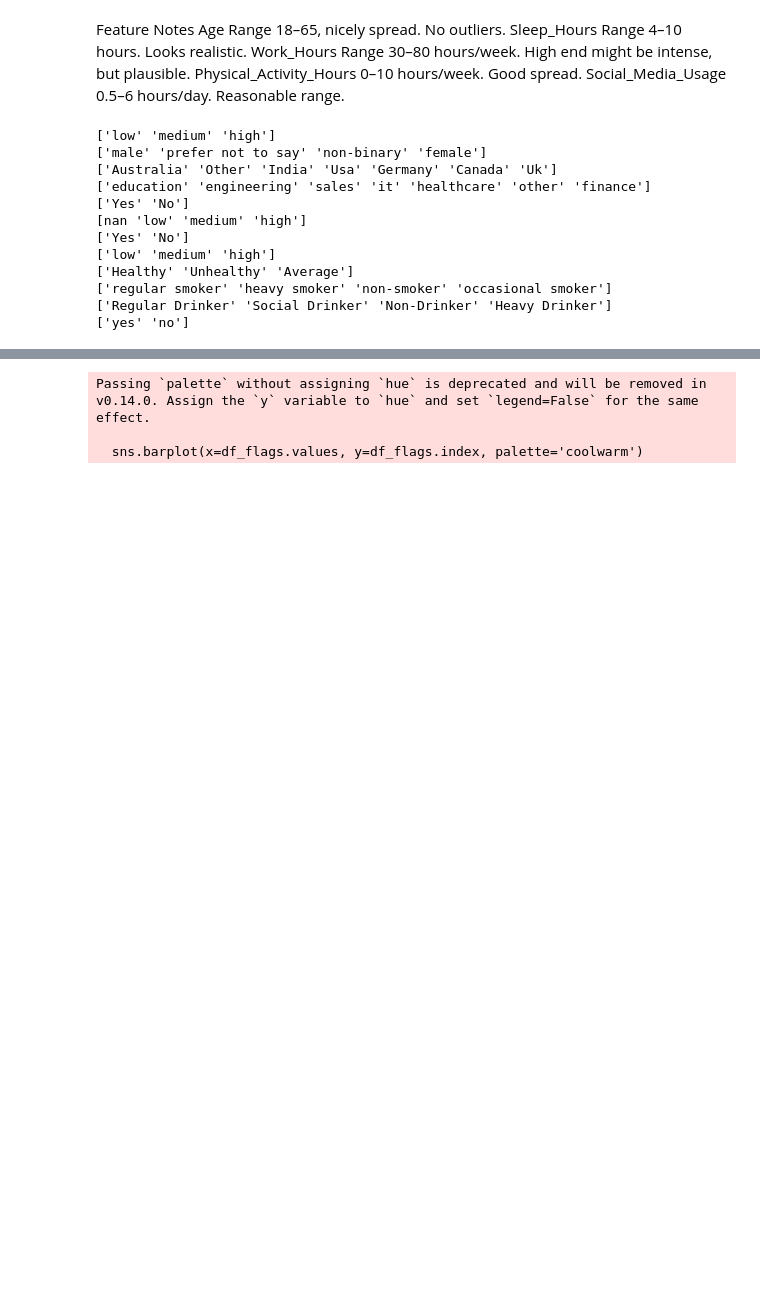
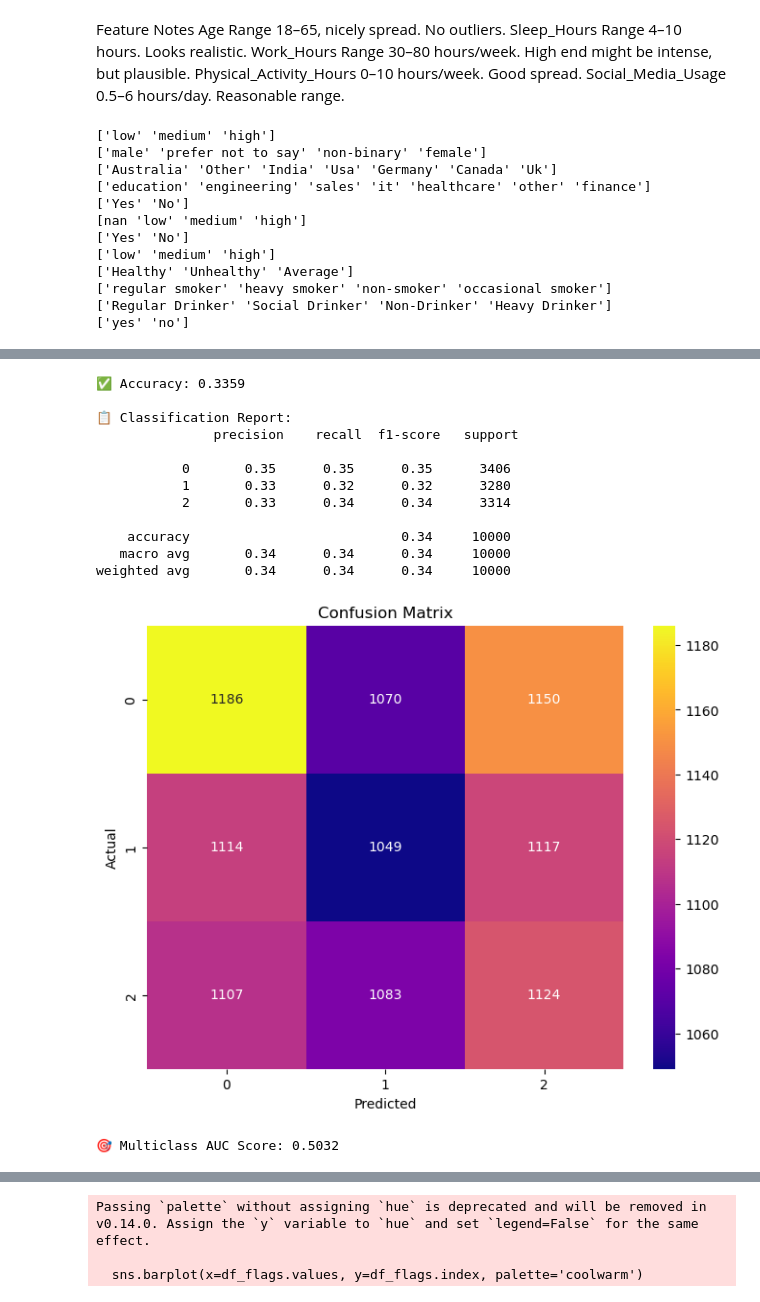
Before and after one commit to Candlaml/Mental-health-predictor, a Jupyter notebook: 1. Data_cleaning & Encoding.ipynb, the cells around one changed output, grey strips where cells are left out. Drawn from its saved outputs; the diff is of its cells as text; code cells hidden in the pictures; blank space fills up the shorter version.

```diff
--- a/1. Data_cleaning & Encoding.ipynb
+++ b/1. Data_cleaning & Encoding.ipynb
@@ -187,0 +623,72 @@ df['Unhealthy_Lifestyle'] = df[['Is_Smoker', 'Is_Drinker', 'Poor_Diet']].sum(axi
+# %%
+#Try Feature Combinations
+#Create a composite score
+df['Stress_Score'] = 0.6 * df['Recovery_Index'] + 0.4 * df['Stress_Proxy']
+# %%
+#Cluster behavioral profiles
+from sklearn.cluster import KMeans
+
+X_cluster = df[['Recovery_Index', 'Stress_Proxy']]
+kmeans = KMeans(n_clusters=3, random_state=42)
+df['Stress_Profile'] = kmeans.fit_predict(X_cluster)
+# %%
+import pandas as pd
+import numpy as np
+from sklearn.model_selection import train_test_split
+from sklearn.ensemble import RandomForestClassifier
+from sklearn.metrics import accuracy_score, classification_report, confusion_matrix, roc_auc_score
+from sklearn.preprocessing import label_binarize
+import seaborn as sns
+import matplotlib.pyplot as plt
+
+# Step 1: Define features and target
+features = ['Recovery_Index', 'Stress_Proxy']
+target = 'Stress_Level_Encoded'
+
+# Step 2: Prepare data
+X = df[features]
+y = df[target]
+
+# Step 3: Train-test split
+X_train, X_test, y_train, y_test = train_test_split(X, y, test_size=0.2, random_state=42)
+
+# Step 4: Train Random Forest
+model = RandomForestClassifier(random_state=42)
+model.fit(X_train, y_train)
+
+# Step 5: Predict and evaluate
+y_pred = model.predict(X_test)
+accuracy = accuracy_score(y_test, y_pred)
+print("✅ Accuracy:", round(accuracy, 4))
+print("\n📋 Classification Report:\n", classification_report(y_test, y_pred))
+
+# Step 6: Confusion Matrix
+cm = confusion_matrix(y_test, y_pred)
+plt.figure(figsize=(8, 6))
+sns.heatmap(cm, annot=True, fmt='d', cmap='plasma', xticklabels=np.unique(y), yticklabels=np.unique(y))
+plt.title('Confusion Matrix')
+plt.xlabel('Predicted')
+plt.ylabel('Actual')
+plt.show()
+
+# Step 7: AUC Score (Multiclass)
+classes = np.unique(y)
+y_test_bin = label_binarize(y_test, classes=classes)
+y_pred_prob = model.predict_proba(X_test)
+auc_score = roc_auc_score(y_test_bin, y_pred_prob, average='macro', multi_class='ovr')
+print("🎯 Multiclass AUC Score:", round(auc_score, 4))
+# %% [output]
+✅ Accuracy: 0.3359
+
+📋 Classification Report:
+               precision    recall  f1-score   support
+
+           0       0.35      0.35      0.35      3406
+           1       0.33      0.32      0.32      3280
+           2       0.33      0.34      0.34      3314
+
+    accuracy                           0.34     10000
+   macro avg       0.34      0.34      0.34     10000
+weighted avg       0.34      0.34      0.34     10000
+[figure, added]
+🎯 Multiclass AUC Score: 0.5032
```
Also changed, not shown: parts of 37 cells of this notebook, 2 other files.
